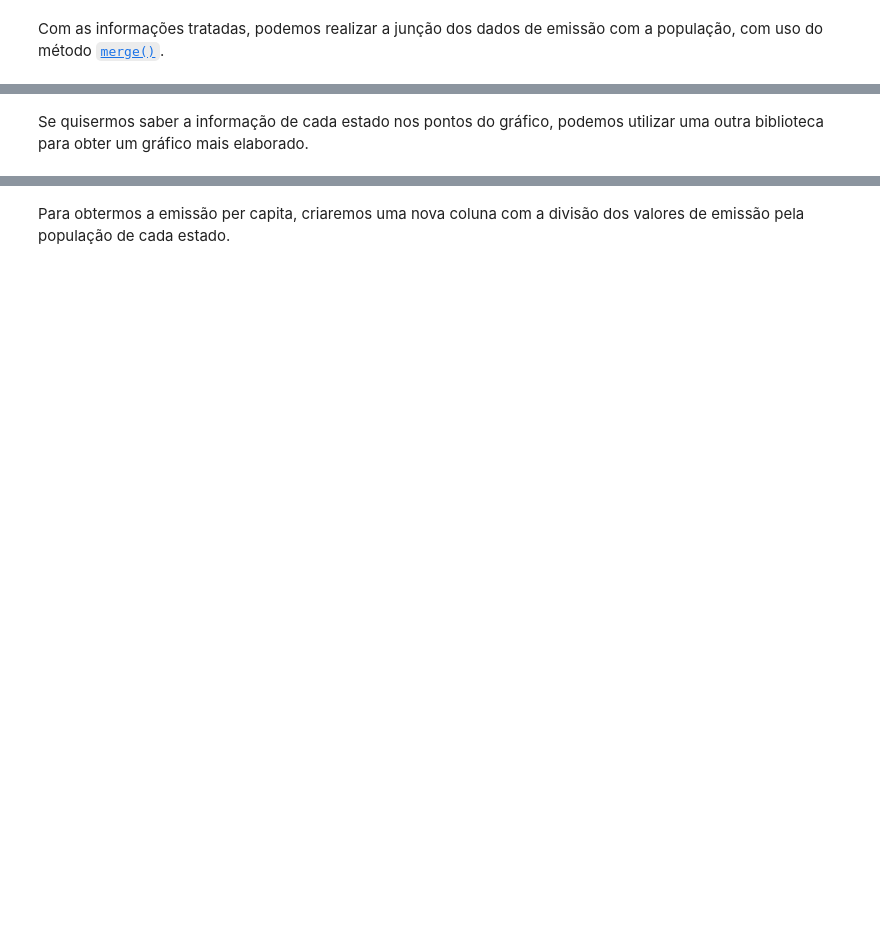
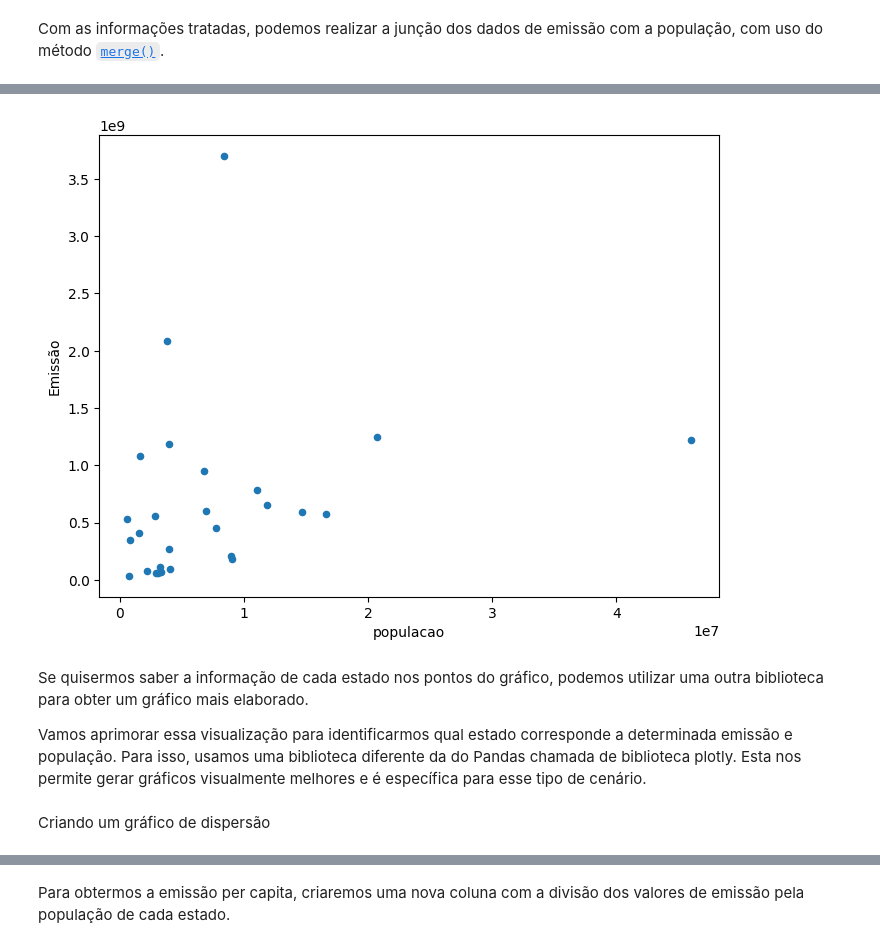
Before and after one commit to Camillabgarcia/Python-para-Data-Science, a Jupyter notebook: pandas_selecao_e_agrupamento.ipynb, the cells around one changed output, grey strips where cells are left out. Saved outputs shown, nothing was run; the diff lists cells and outputs as text; code cells hidden in the pictures; blank space fills up the shorter version.

```diff
--- a/pandas_selecao_e_agrupamento.ipynb
+++ b/pandas_selecao_e_agrupamento.ipynb
@@ -1085,3 +1085,5 @@ Precisamos fazer a conversão dos valores da coluna "populacao" em valores numé
 Em uma nova célula, digitamos populacao_estados igual à populacao_estados.astype().
 
 Nesse método astype(), vamos passar qual coluna queremos transformar. Por isso, passamos um dicionário, onde a chave é a nova coluna populacao e o valor é int64. Tanto a chave quanto o valor devem estar entre aspas e separados por dois pontos.
+# %%
+populacao_estados = populacao_estados.astype({'populacao': 'int64'})
@@ -1087,0 +1100,3 @@ Nesse método astype(), vamos passar qual coluna queremos transformar. Por isso,
+# %%
+populacao_estados = populacao_estados.groupby('UF')[['populacao']].sum().reset_index()
+populacao_estados
@@ -1089,0 +1125,3 @@ Nesse método astype(), vamos passar qual coluna queremos transformar. Por isso,
+# %%
+emissao_estados = emissoes_por_ano[emissoes_por_ano ['Ano'] == 2021].groupby('Estado')[['Emissão']].sum().reset_index()
+emissao_estados
@@ -1093,0 +1148,3 @@ Vamos verificar se há algum indício de se a emissão aumenta conforme o tamanh
+# %%
+dados_agrupados = pd.merge(emissao_estados, populacao_estados, left_on = 'Estado', right_on = 'UF')
+dados_agrupados
@@ -1094,2 +1173,8 @@ Vamos verificar se há algum indício de se a emissão aumenta conforme o tamanh
+# %%
+dados_agrupados.plot(x = 'populacao', y = 'Emissão', kind = 'scatter', figsize = (8, 6));
+# %% [output]
+[figure, added]
 # %% [markdown]
 Se quisermos saber a informação de cada estado nos pontos do gráfico, podemos utilizar uma outra biblioteca para obter um gráfico mais elaborado.
+
+Vamos aprimorar essa visualização para identificarmos qual estado corresponde a determinada emissão e população. Para isso, usamos uma biblioteca diferente da do Pandas chamada de biblioteca plotly. Esta nos permite gerar gráficos visualmente melhores e é específica para esse tipo de cenário.
@@ -1095,0 +1183,2 @@ Se quisermos saber a informação de cada estado nos pontos do gráfico, podemos
+# %% [markdown]
+Criando um gráfico de dispersão
```
Also changed, not shown: parts of 14 cells of this notebook.
